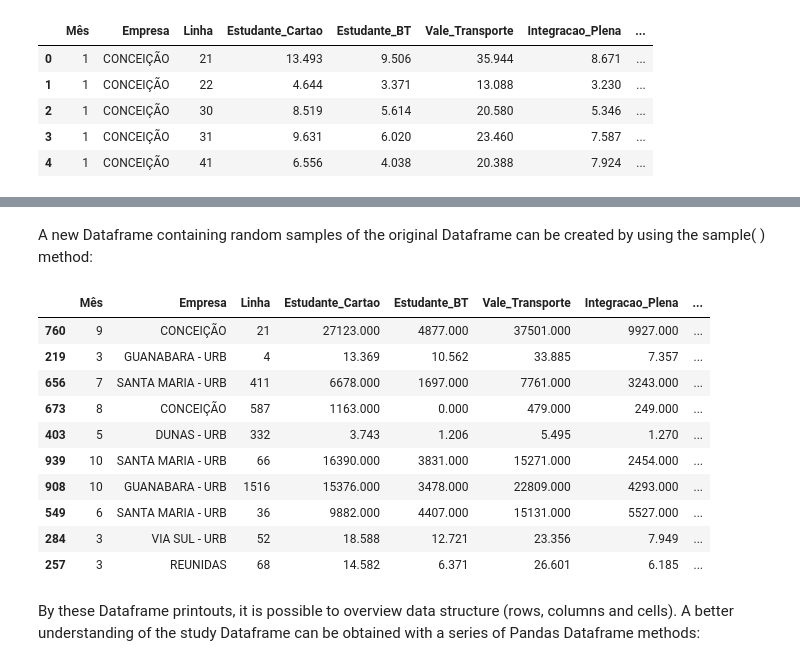
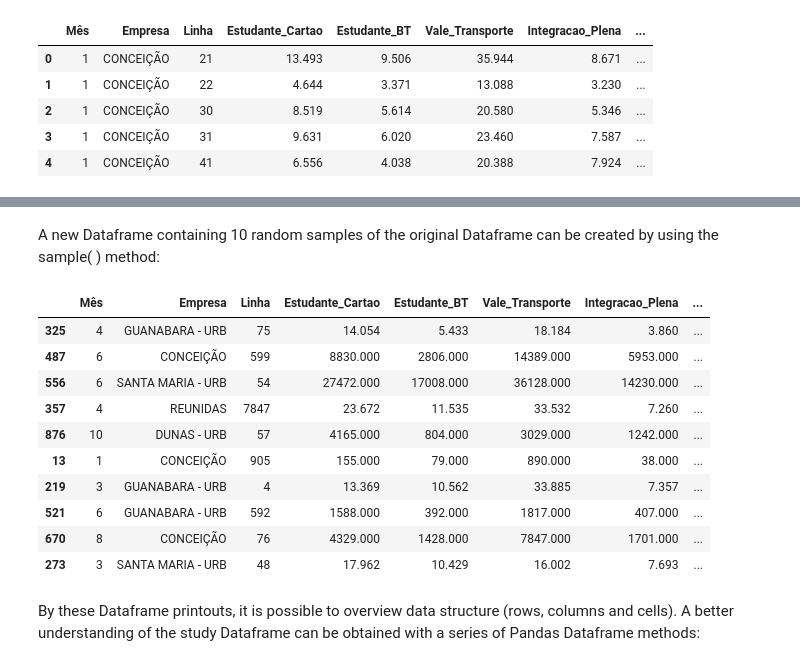
Before and after one commit to aguinaldoabbj/minicourse_open_data_natal_2019, a Jupyter notebook: 1_intro_pandas.ipynb, the cells around one changed output, grey strips where cells are left out. Cells and saved outputs as stored; diff of their text form; code cells hidden in the pictures.

```diff
--- a/1_intro_pandas.ipynb
+++ b/1_intro_pandas.ipynb
@@ -67,21 +81,19 @@ Now that we've read the dataset into a DataFrame, we can start using more Pandas
 # %% [markdown]
-A new Dataframe containing random samples of the original Dataframe can be created by using the sample( ) method:
+A new Dataframe containing 10 random samples of the original Dataframe can be created by using the sample( ) method:
-# %%
-sample_df = df.sample(10)
-#show Dataframe
-sample_df
-# %% [output]
-|  | Mês | Empresa | Linha | Estudante_Cartao | Estudante_BT | Vale_Transporte | Integracao_Plena | ... |
-| 760 | 9 | CONCEIÇÃO | 21 | 27123.000 | 4877.000 | 37501.000 | 9927.000 | ... |
-| 219 | 3 | GUANABARA - URB | 4 | 13.369 | 10.562 | 33.885 | 7.357 | ... |
-| 656 | 7 | SANTA MARIA - URB | 411 | 6678.000 | 1697.000 | 7761.000 | 3243.000 | ... |
-| 673 | 8 | CONCEIÇÃO | 587 | 1163.000 | 0.000 | 479.000 | 249.000 | ... |
-| 403 | 5 | DUNAS - URB | 332 | 3.743 | 1.206 | 5.495 | 1.270 | ... |
-| 939 | 10 | SANTA MARIA - URB | 66 | 16390.000 | 3831.000 | 15271.000 | 2454.000 | ... |
-| 908 | 10 | GUANABARA - URB | 1516 | 15376.000 | 3478.000 | 22809.000 | 4293.000 | ... |
-| 549 | 6 | SANTA MARIA - URB | 36 | 9882.000 | 4407.000 | 15131.000 | 5527.000 | ... |
-| 284 | 3 | VIA SUL - URB | 52 | 18.588 | 12.721 | 23.356 | 7.949 | ... |
-| 257 | 3 | REUNIDAS | 68 | 14.582 | 6.371 | 26.601 | 6.185 | ... |
+# %%
+df.sample(10)
+# %% [output]
+|  | Mês | Empresa | Linha | Estudante_Cartao | Estudante_BT | Vale_Transporte | Integracao_Plena | ... |
+| 325 | 4 | GUANABARA - URB | 75 | 14.054 | 5.433 | 18.184 | 3.860 | ... |
+| 487 | 6 | CONCEIÇÃO | 599 | 8830.000 | 2806.000 | 14389.000 | 5953.000 | ... |
+| 556 | 6 | SANTA MARIA - URB | 54 | 27472.000 | 17008.000 | 36128.000 | 14230.000 | ... |
+| 357 | 4 | REUNIDAS | 7847 | 23.672 | 11.535 | 33.532 | 7.260 | ... |
+| 876 | 10 | DUNAS - URB | 57 | 4165.000 | 804.000 | 3029.000 | 1242.000 | ... |
+| 13 | 1 | CONCEIÇÃO | 905 | 155.000 | 79.000 | 890.000 | 38.000 | ... |
+| 219 | 3 | GUANABARA - URB | 4 | 13.369 | 10.562 | 33.885 | 7.357 | ... |
+| 521 | 6 | GUANABARA - URB | 592 | 1588.000 | 392.000 | 1817.000 | 407.000 | ... |
+| 670 | 8 | CONCEIÇÃO | 76 | 4329.000 | 1428.000 | 7847.000 | 1701.000 | ... |
+| 273 | 3 | SANTA MARIA - URB | 48 | 17.962 | 10.429 | 16.002 | 7.693 | ... |
 # %% [markdown]
 By these Dataframe printouts, it is possible to overview data structure (rows, columns and cells). A better understanding of the study Dataframe can be obtained with a series of Pandas Dataframe methods:
 # %%
```
Also changed, not shown: parts of 33 cells of this notebook.
